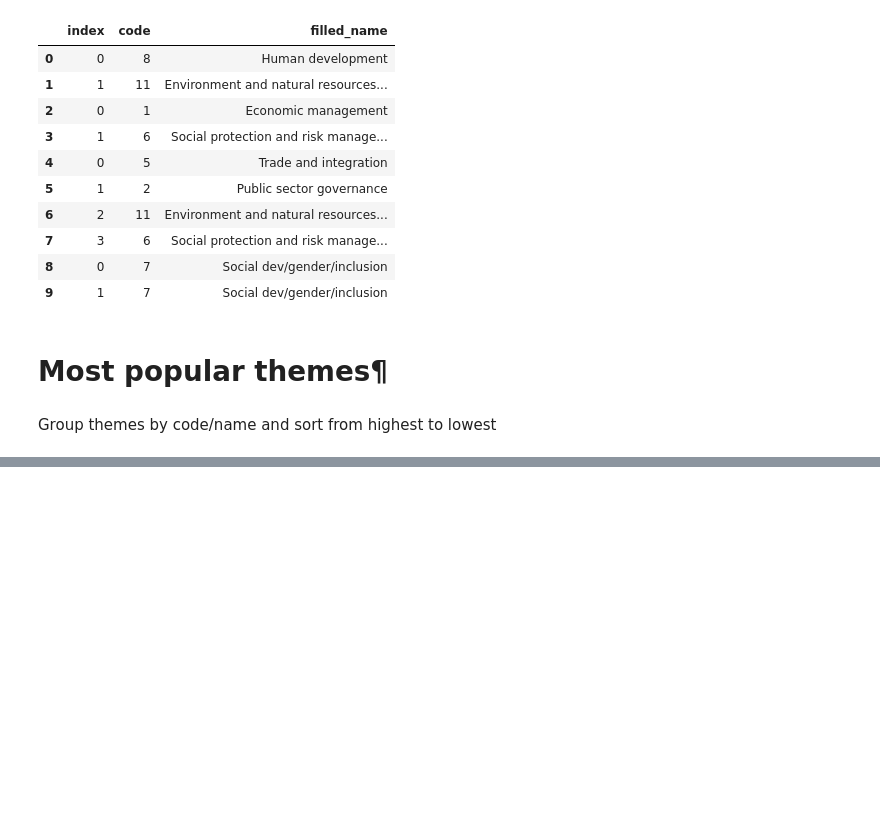
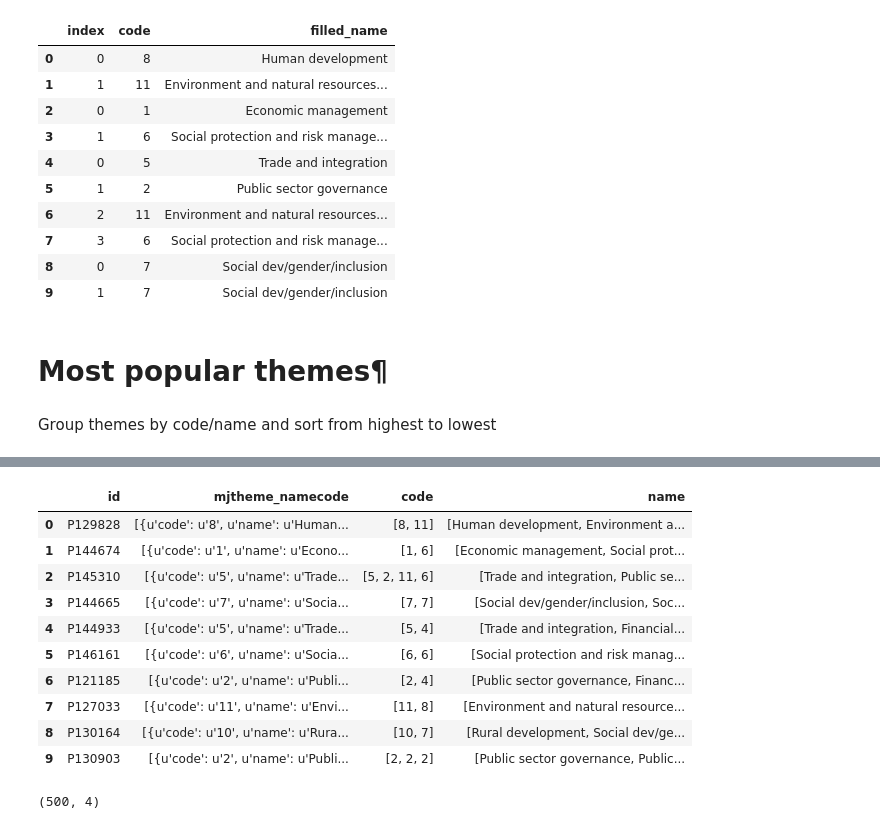
Before and after one commit to IvanTodorovic78/springboard_data_science, a Jupyter notebook: sliderule_dsi_json_exercise.ipynb, the cells around one changed output, grey strips where cells are left out. Cells and saved outputs as stored; diff of their text form; code cells hidden in the pictures; blank space fills up the shorter version.

```diff
--- a/sliderule_dsi_json_exercise.ipynb
+++ b/sliderule_dsi_json_exercise.ipynb
@@ -282,0 +415,3 @@ xdf1_grouped
+# %%
+themes_df_5 = themes_df_4.groupby('id')['code'].apply(list).reset_index()
+themes_df_5.head()
@@ -282,0 +425,3 @@ xdf1_grouped
+# %%
+themes_df_51 = themes_df_4.groupby('id')['name'].apply(list).reset_index()
+themes_df_51.head()
@@ -282,0 +435,3 @@ xdf1_grouped
+# %%
+themes_df_52 = themes_df_5.merge(themes_df_51, on='id')
+themes_df_52.head()
@@ -282,0 +445,3 @@ xdf1_grouped
+# %%
+df5 = wb_df_1.loc[:, ['id', 'mjtheme_namecode']]
+df5.head()
@@ -282,0 +455,19 @@ xdf1_grouped
+# %%
+df6 = df5.merge(themes_df_52, on='id')
+df6.head(10)
+# %% [output]
+|  | id | mjtheme_namecode | code | name |
+| 0 | P129828 | [{u'code': u'8', u'name': u'Human... | [8, 11] | [Human development, Environment a... |
+| 1 | P144674 | [{u'code': u'1', u'name': u'Econo... | [1, 6] | [Economic management, Social prot... |
+| 2 | P145310 | [{u'code': u'5', u'name': u'Trade... | [5, 2, 11, 6] | [Trade and integration, Public se... |
+| 3 | P144665 | [{u'code': u'7', u'name': u'Socia... | [7, 7] | [Social dev/gender/inclusion, Soc... |
+| 4 | P144933 | [{u'code': u'5', u'name': u'Trade... | [5, 4] | [Trade and integration, Financial... |
+| 5 | P146161 | [{u'code': u'6', u'name': u'Socia... | [6, 6] | [Social protection and risk manag... |
+| 6 | P121185 | [{u'code': u'2', u'name': u'Publi... | [2, 4] | [Public sector governance, Financ... |
+| 7 | P127033 | [{u'code': u'11', u'name': u'Envi... | [11, 8] | [Environment and natural resource... |
+| 8 | P130164 | [{u'code': u'10', u'name': u'Rura... | [10, 7] | [Rural development, Social dev/ge... |
+| 9 | P130903 | [{u'code': u'2', u'name': u'Publi... | [2, 2, 2] | [Public sector governance, Public... |
+# %%
+df6.shape
+# %% [output]
+(500, 4)
```
Also changed, not shown: parts of 16 cells of this notebook.
